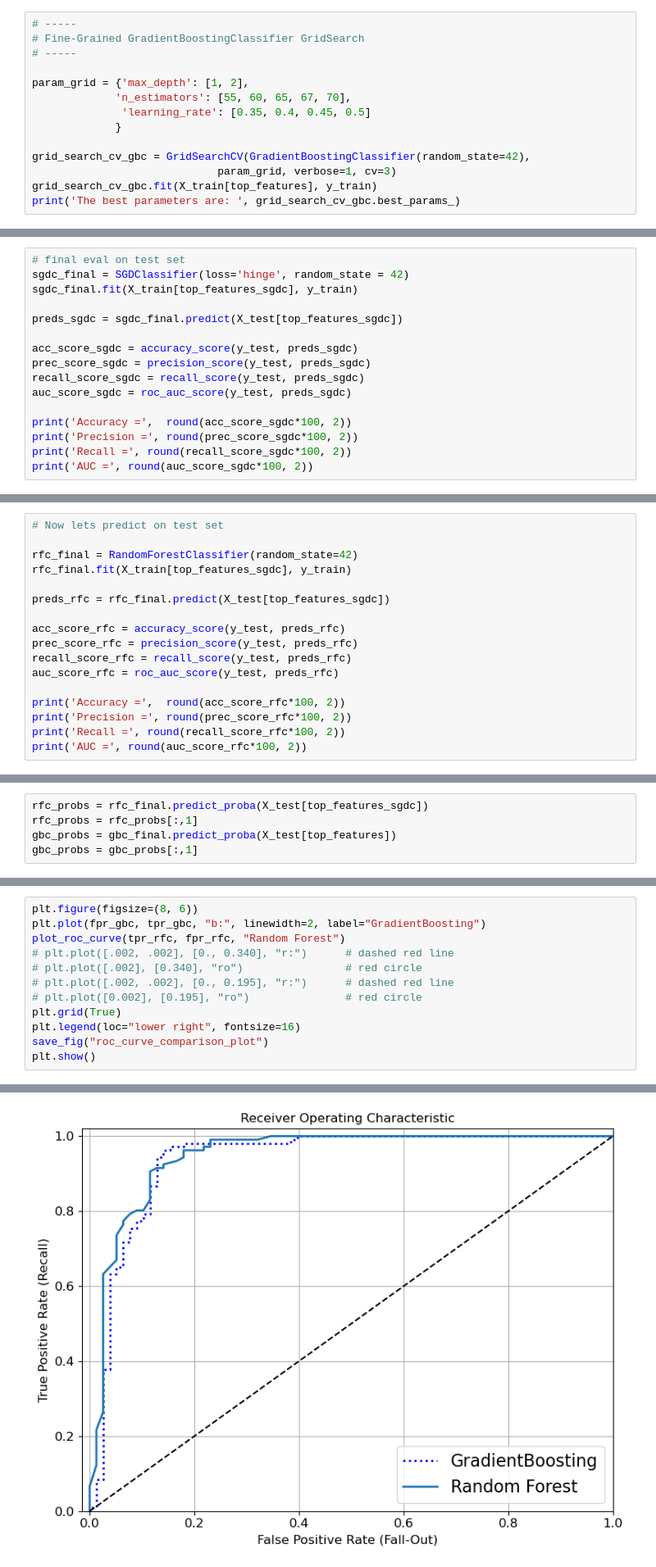
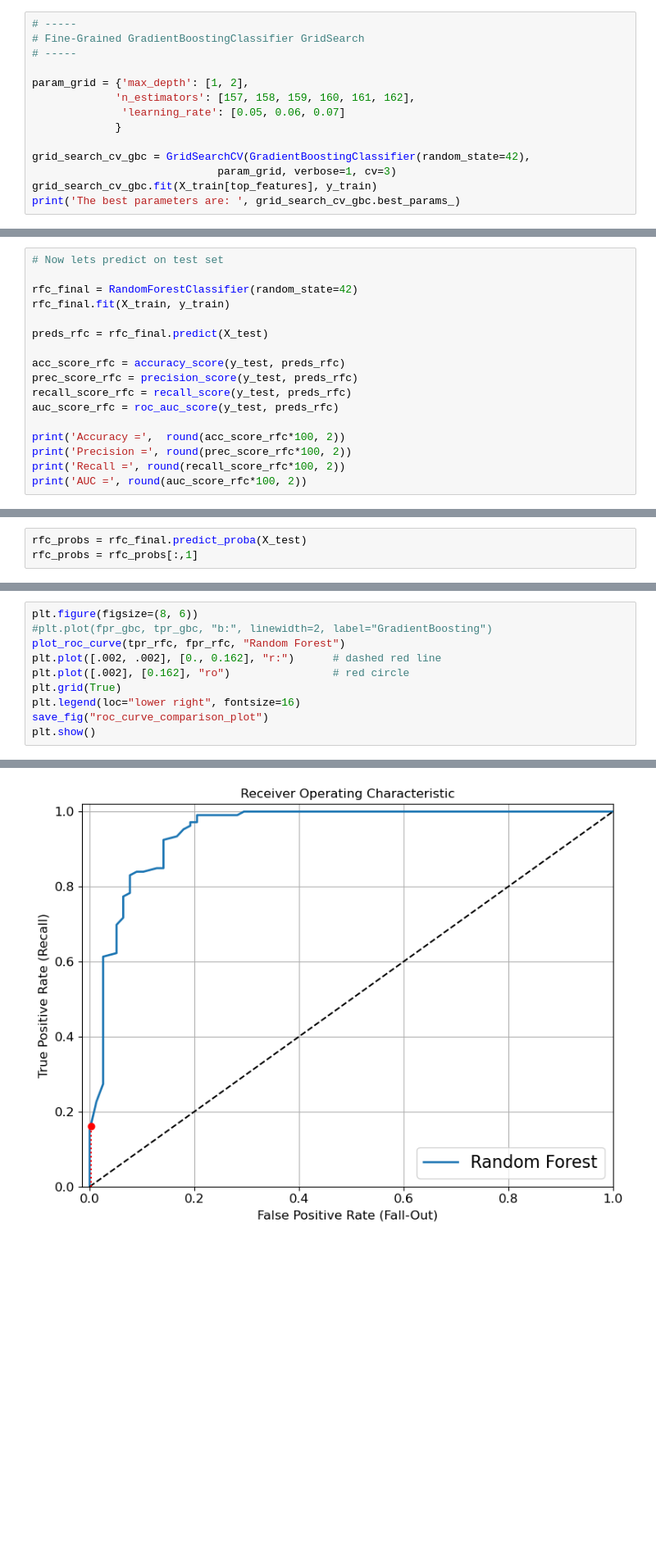
Before and after one commit to cnations1820/Notebooks, a Jupyter notebook: ML_Classification_PredictingHeartDisease.ipynb, the cells around one changed output, grey strips where cells are left out. Shown at 82% size. Saved outputs shown, nothing was run; the diff lists cells and outputs as text; blank space fills up the shorter version.

```diff
--- a/ML_Classification_PredictingHeartDisease.ipynb
+++ b/ML_Classification_PredictingHeartDisease.ipynb
@@ -1323,8 +1309,8 @@ The best parameters are:  {'learning_rate': 0.2, 'max_depth': 3, 'n_estimators':
 # -----
 
 param_grid = {'max_depth': [1, 2],
-             'n_estimators': [55, 60, 65, 67, 70],
-              'learning_rate': [0.35, 0.4, 0.45, 0.5]
+             'n_estimators': [157, 158, 159, 160, 161, 162],
+              'learning_rate': [0.05, 0.06, 0.07]
              }
 
 grid_search_cv_gbc = GridSearchCV(GradientBoostingClassifier(random_state=42),
@@ -1403,16 +1386,0 @@ results_summary_final.sort_values(by='Accuracy', ascending=False)
-# %%
-# final eval on test set
-sgdc_final = SGDClassifier(loss='hinge', random_state = 42)
-sgdc_final.fit(X_train[top_features_sgdc], y_train)
-
-preds_sgdc = sgdc_final.predict(X_test[top_features_sgdc])
-
-acc_score_sgdc = accuracy_score(y_test, preds_sgdc)
-prec_score_sgdc = precision_score(y_test, preds_sgdc)
-recall_score_sgdc = recall_score(y_test, preds_sgdc)
-auc_score_sgdc = roc_auc_score(y_test, preds_sgdc)
-
-print('Accuracy =',  round(acc_score_sgdc*100, 2))
-print('Precision =', round(prec_score_sgdc*100, 2))
-print('Recall =', round(recall_score_sgdc*100, 2))
-print('AUC =', round(auc_score_sgdc*100, 2))
@@ -1440,9 +1390,9 @@ Saving figure SGDC confusion matrix_SGDC_features (Final Model)
 # Now lets predict on test set
 
 rfc_final = RandomForestClassifier(random_state=42)
-rfc_final.fit(X_train[top_features_sgdc], y_train)
+rfc_final.fit(X_train, y_train)
 
-preds_rfc = rfc_final.predict(X_test[top_features_sgdc])
+preds_rfc = rfc_final.predict(X_test)
 
 acc_score_rfc = accuracy_score(y_test, preds_rfc)
 prec_score_rfc = precision_score(y_test, preds_rfc)
@@ -1543,9 +1424,7 @@ Models_final.sort_values(by='Accuracy', ascending=False)
 # %% [markdown]
 ## ROC Plot
 # %%
-rfc_probs = rfc_final.predict_proba(X_test[top_features_sgdc])
+rfc_probs = rfc_final.predict_proba(X_test)
 rfc_probs = rfc_probs[:,1]
-gbc_probs = gbc_final.predict_proba(X_test[top_features])
-gbc_probs = gbc_probs[:,1]
 # %%
 fpr_rfc, tpr_rfc, thresholds_rfc = roc_curve(y_test, rfc_probs)
@@ -1561,16 +1439,14 @@ def plot_roc_curve(tpr, fpr, label=None):
     plt.grid(True)
 # %%
 plt.figure(figsize=(8, 6))
-plt.plot(fpr_gbc, tpr_gbc, "b:", linewidth=2, label="GradientBoosting")
+#plt.plot(fpr_gbc, tpr_gbc, "b:", linewidth=2, label="GradientBoosting")
 plot_roc_curve(tpr_rfc, fpr_rfc, "Random Forest")
-# plt.plot([.002, .002], [0., 0.340], "r:")      # dashed red line
-# plt.plot([.002], [0.340], "ro")                # red circle
-# plt.plot([.002, .002], [0., 0.195], "r:")      # dashed red line
-# plt.plot([0.002], [0.195], "ro")               # red circle
+plt.plot([.002, .002], [0., 0.162], "r:")      # dashed red line
+plt.plot([.002], [0.162], "ro")                # red circle
 plt.grid(True)
 plt.legend(loc="lower right", fontsize=16)
 save_fig("roc_curve_comparison_plot")
 plt.show()
 # %% [output]
 Saving figure roc_curve_comparison_plot
-[figure, old version]
+[figure, new version]
```
Also changed, not shown: parts of 114 cells of this notebook.
